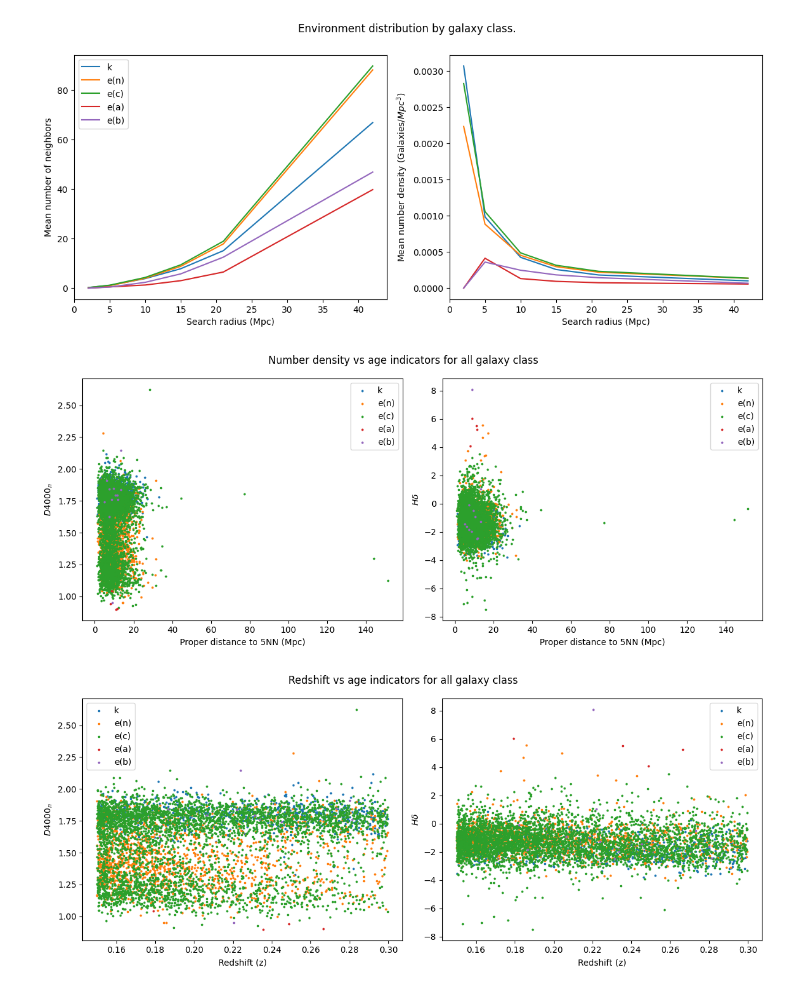
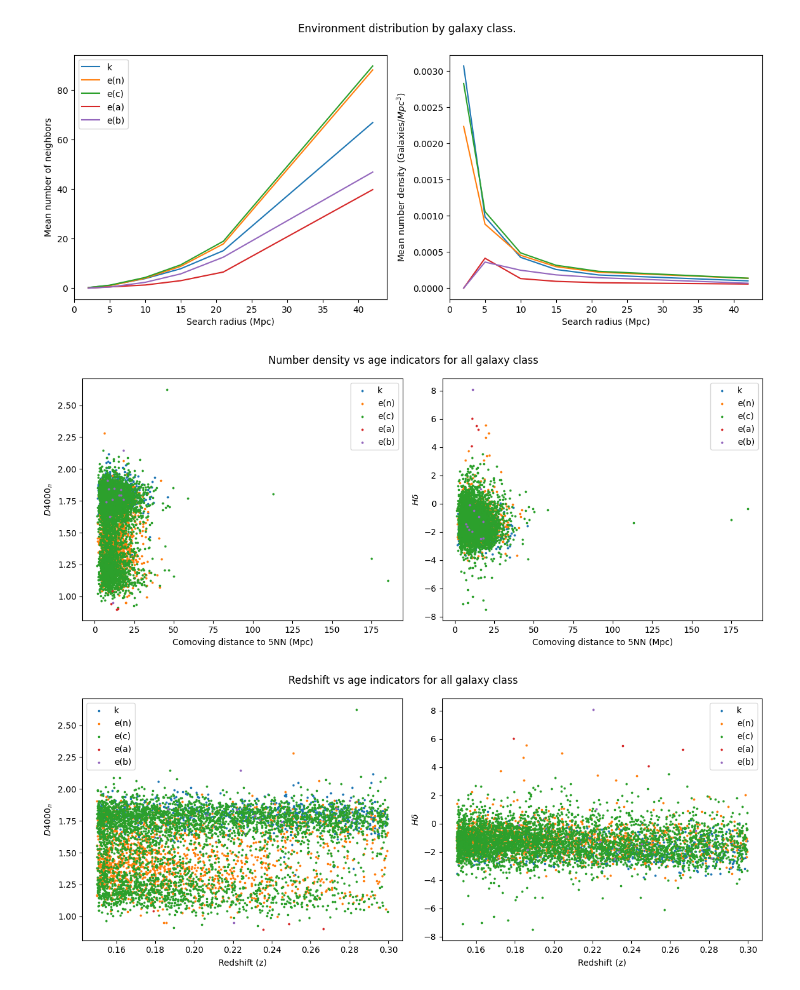
Before and after one commit to maraMaraschino/capstone-project, a Jupyter notebook: timescapes-notebook.ipynb, the cells around one changed output. Drawn from its saved outputs; the diff is of its cells as text; code cells hidden in the pictures.

```diff
--- a/timescapes-notebook.ipynb
+++ b/timescapes-notebook.ipynb
@@ -1493,33 +1754,33 @@ def plot_age_indicators_and_num_density_for_all(dict_key, result, env_key, radiu
         ax2.scatter(env_vals, h_delta_vals, s=3, label=galaxy_type)
 
         ax3.scatter(z_vals, D4000n_vals, s=3, label=galaxy_type)
         ax4.scatter(z_vals, h_delta_vals, s=3, label=galaxy_type)
 
 
     ax1.set_ylabel(r'$D4000_n$')
     ax1.set_xlabel(x_label)
     ax1.legend()
 
     ax2.set_ylabel(r'$H\delta$')
     ax2.set_xlabel(x_label)
     ax2.legend()
 
     fig.suptitle(f'Number density vs age indicators for all galaxy {dict_key[:-5]}')
     fig.tight_layout()
 
     ax3.set_ylabel(r'$D4000_n$')
     ax3.set_xlabel(r'Redshift (z)')
     ax3.legend()
 
     ax4.set_ylabel(r'$H\delta$')
     ax4.set_xlabel(r'Redshift (z)')
     ax4.legend()
 
     fig2.suptitle(f'Redshift vs age indicators for all galaxy {dict_key[:-5]}')
     fig2.tight_layout()
     plt.show()
 
-plot_age_indicators_and_num_density_for_all('class_dict', result, 'fifth_nn_phys')
+plot_age_indicators_and_num_density_for_all('class_dict', result, 'fifth_nn_comv')
 # %% [output]
-[figure, old version]
+[figure, new version]
 [figure]
```
Also changed, not shown: parts of 3 cells of this notebook.
